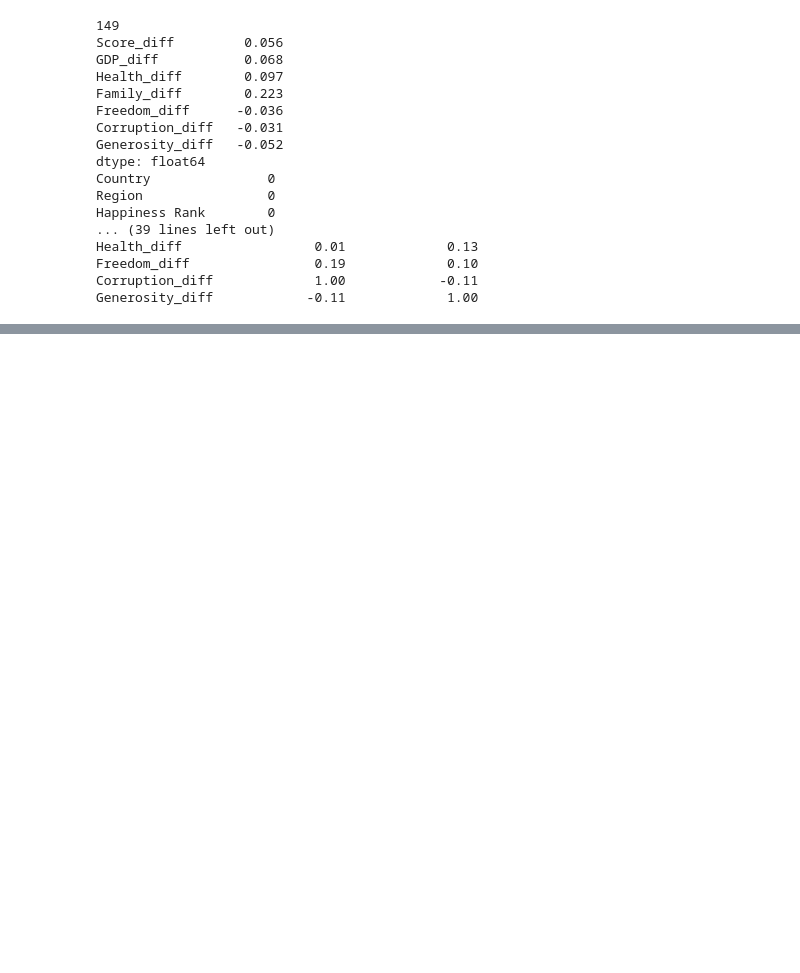
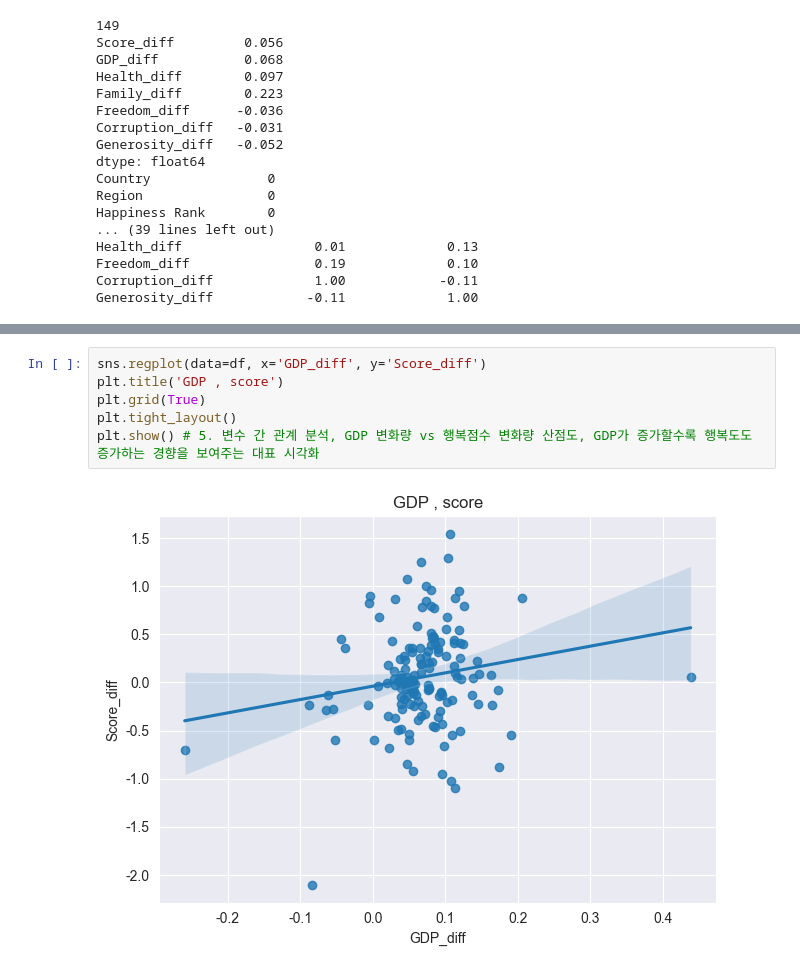
Before and after one commit to skn-ai14-250409/SKN14-EDA-3Team, a Jupyter notebook: KangYungu/world_happiness_eda.ipynb, the cells around one changed output, grey strips where cells are left out. Drawn from its saved outputs; the diff is of its cells as text; blank space fills up the shorter version.

```diff
--- a/KangYungu/world_happiness_eda.ipynb
+++ b/KangYungu/world_happiness_eda.ipynb
@@ -368,0 +523,8 @@ Generosity_diff            -0.11             1.00
+# %%
+sns.regplot(data=df, x='GDP_diff', y='Score_diff')
+plt.title('GDP , score')
+plt.grid(True)
+plt.tight_layout()
+plt.show() # 5. 변수 간 관계 분석, GDP 변화량 vs 행복점수 변화량 산점도, GDP가 증가할수록 행복도도 증가하는 경향을 보여주는 대표 시각화
+# %% [output]
+[figure, added]
```
Also changed, not shown: parts of 14 cells of this notebook, 12 other files.
